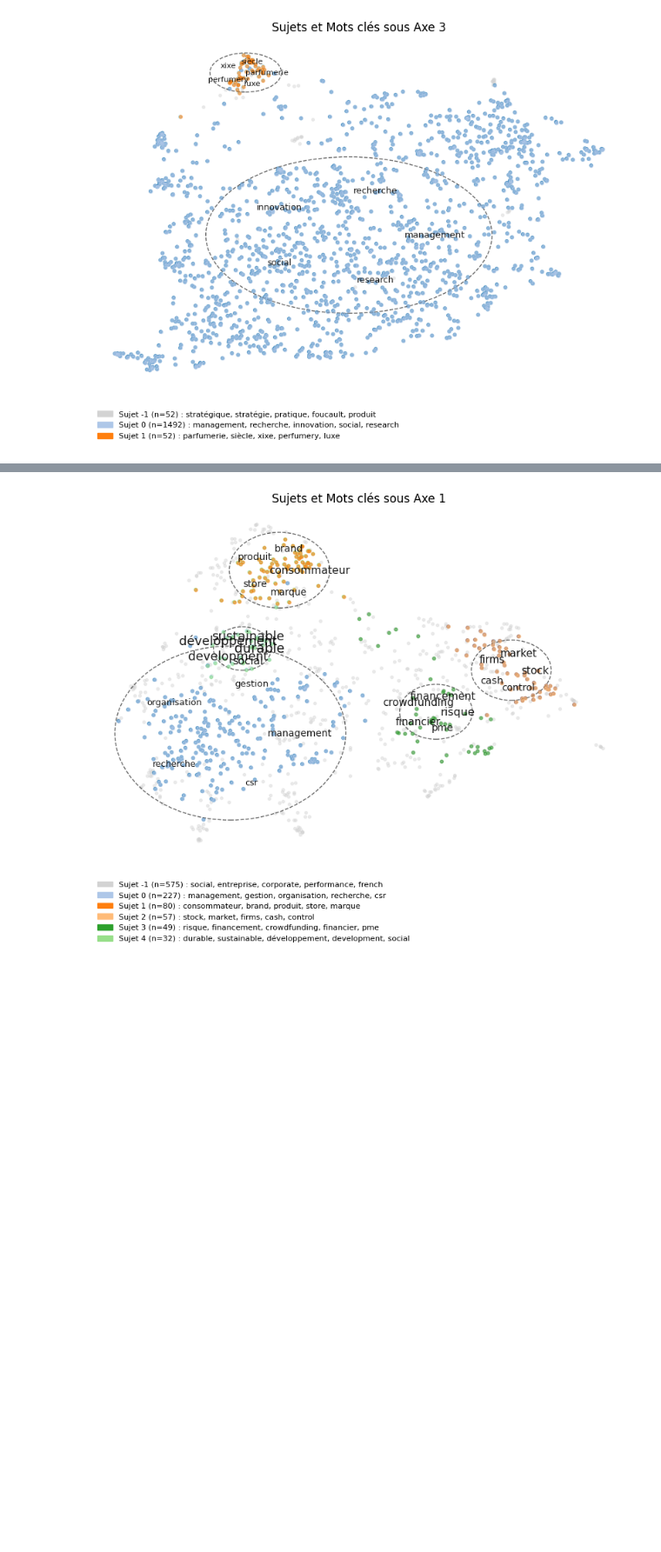
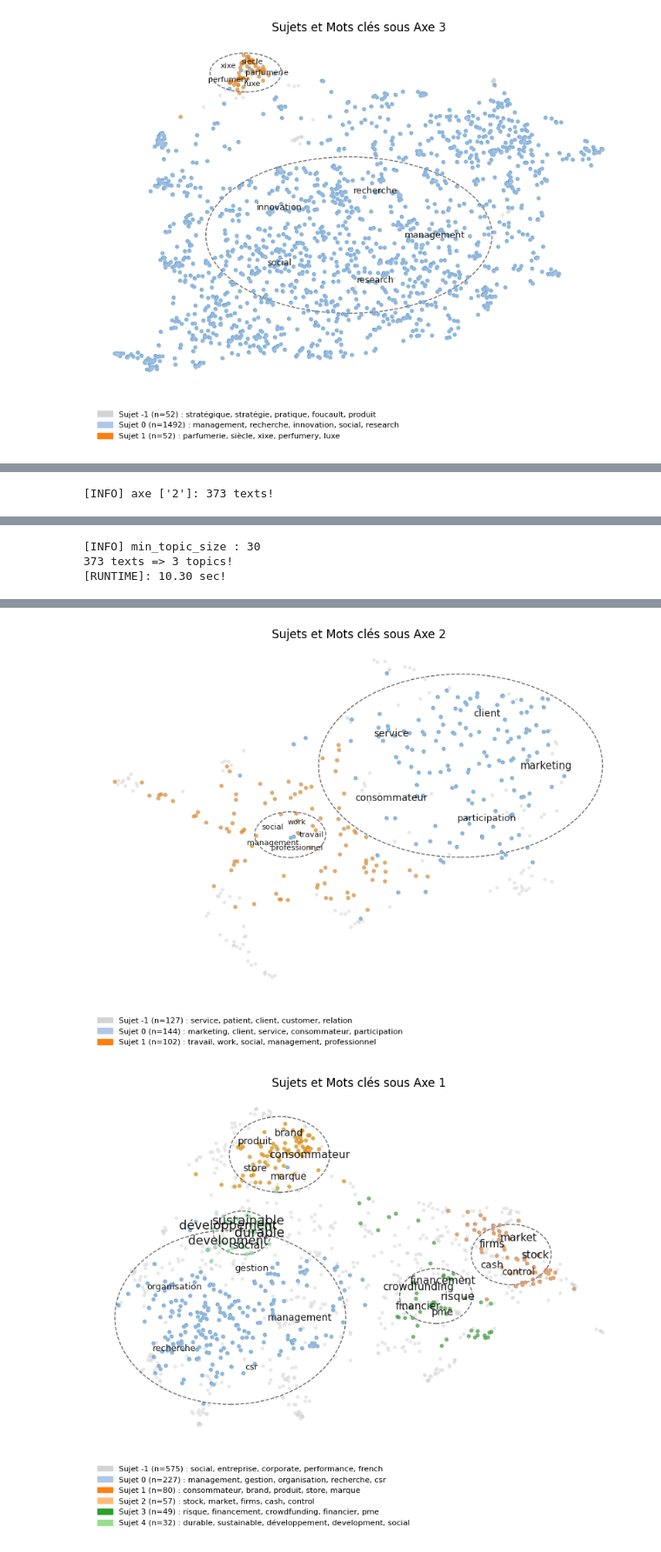
Before and after one commit to yeliu-dh/hal_insight, a Jupyter notebook: notebooks/test_topic.ipynb, the cells around one changed output, grey strips where cells are left out. Shown at 87% size. Saved outputs shown, nothing was run; the diff lists cells and outputs as text; code cells hidden in the pictures; blank space fills up the shorter version.

```diff
--- a/notebooks/test_topic.ipynb
+++ b/notebooks/test_topic.ipynb
@@ -352,9 +305,10 @@ fig=generate_topics_keywords_scatterplot(topic_model, df, col_text="clean_text",
 [figure]
 # %%
 
-axe_id=["3"]
+axe_id=["2"]
 min_topic_size=30
 N_WORDS=5
+
 #---------------------------------------------
 df=preprocess_df_for_topic_modeling(df_predicted)
 topic_model=get_topics_per_axe(df, axe_id=axe_id,col_text='clean_text', min_topic_size=min_topic_size)
@@ -362,3 +316,4 @@ topic_info = topic_model.get_topic_info()
 display(topic_info.head())
 from utils.topic_modeling import generate_topics_keywords_scatterplot
 fig=generate_topics_keywords_scatterplot(topic_model, df, col_text="clean_text",axe_id=axe_id, N_WORDS = N_WORDS)
+# %% [output]
@@ -364,0 +321 @@ fig=generate_topics_keywords_scatterplot(topic_model, df, col_text="clean_text",
+[INFO] axe ['2']: 373 texts!
@@ -364,0 +329,3 @@ fig=generate_topics_keywords_scatterplot(topic_model, df, col_text="clean_text",
+[INFO] min_topic_size : 30
+373 texts => 3 topics!
+[RUNTIME]: 10.30 sec!
@@ -365,3 +336,4 @@ fig=generate_topics_keywords_scatterplot(topic_model, df, col_text="clean_text",
+[figure, added]
 # %%
 ### TEST VIS
 import pandas as pd
```
Also changed, not shown: parts of 4 cells of this notebook, 4 other files.
